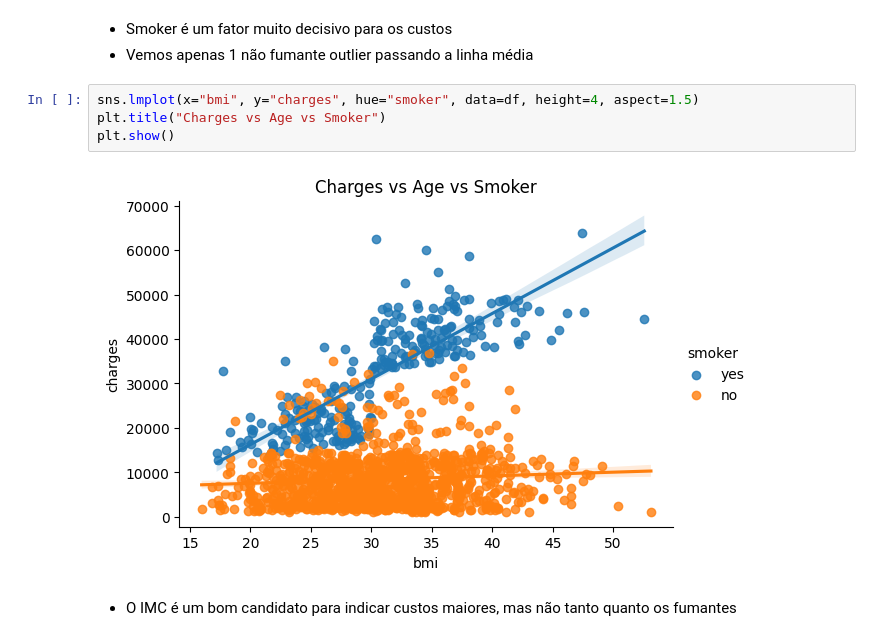
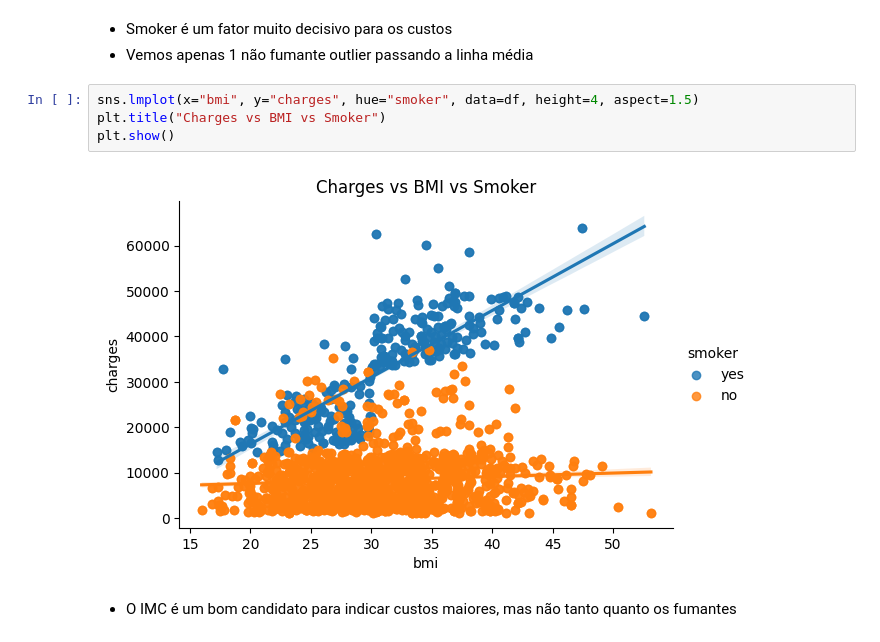
Before and after one commit to avilabiel/iadts-2025-tech-challenge-1, a Jupyter notebook: Tech_Challenge_Grupo_74.ipynb, the cells around one changed output. Saved outputs shown, nothing was run; the diff lists cells and outputs as text.

```diff
--- a/Tech_Challenge_Grupo_74.ipynb
+++ b/Tech_Challenge_Grupo_74.ipynb
@@ -202,10 +203,10 @@ plt.show()
 - Vemos apenas 1 não fumante outlier passando a linha média
 # %%
 sns.lmplot(x="bmi", y="charges", hue="smoker", data=df, height=4, aspect=1.5)
-plt.title("Charges vs Age vs Smoker")
+plt.title("Charges vs BMI vs Smoker")
 plt.show()
 # %% [output]
-[figure, old version]
+[figure, new version]
 # %% [markdown]
 - O IMC é um bom candidato para indicar custos maiores, mas não tanto quanto os fumantes
 # %%
```
Also changed, not shown: parts of 5 cells of this notebook.
